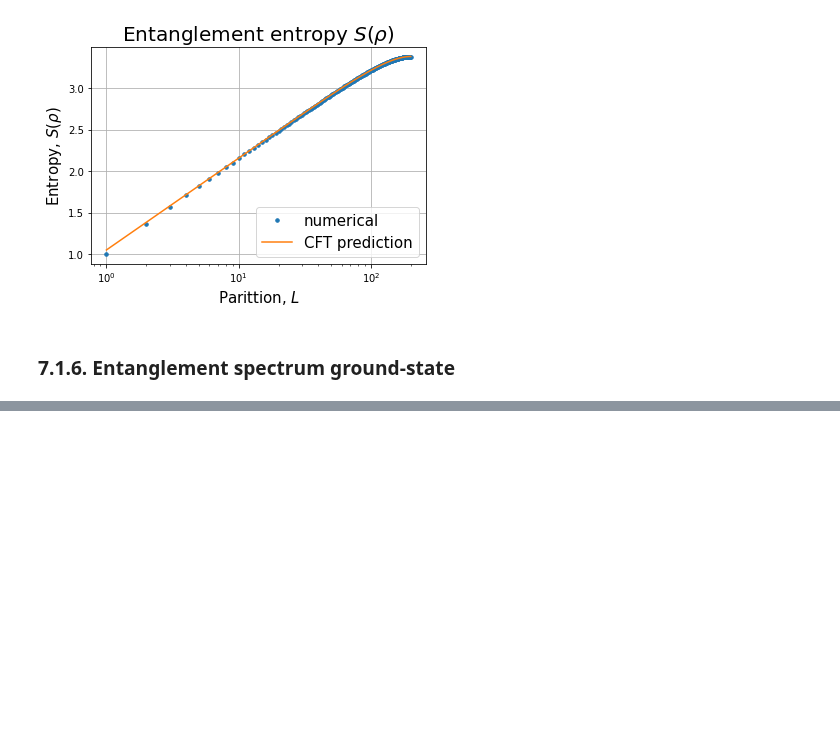
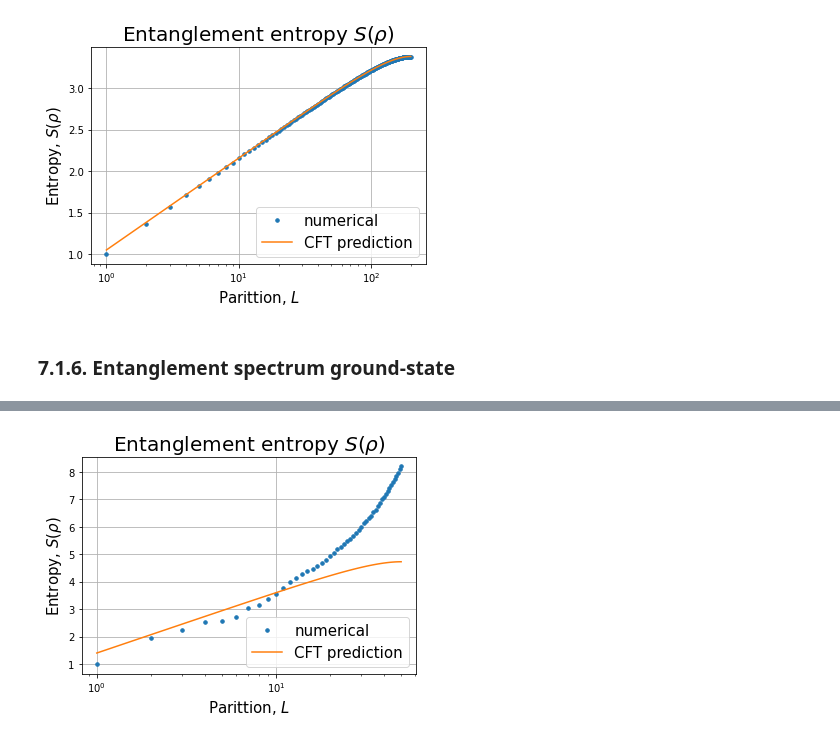
Before and after one commit to sofiagonga/many-body_entanglement_TN, a Jupyter notebook: TN_tutorial7.ipynb, the cells around one changed output, grey strips where cells are left out. Saved outputs shown, nothing was run; the diff lists cells and outputs as text; code cells hidden in the pictures; blank space fills up the shorter version.

```diff
--- a/TN_tutorial7.ipynb
+++ b/TN_tutorial7.ipynb
@@ -213,0 +272,19 @@ plt.show()
+# %%
+def ent_entropy_fermi(M):
+    p = np.shape(M)[0]
+    enter = True
+    entropy = np.zeros(p)
+    for n in range(p+1):
+        M_red = M[:n, :n]
+        u,v = eig(M_red)
+        for m in range(n):
+            x = u[m]
+            if abs(x) < 1:
+                #print("correct")
+                entropy[n-1] -= (1+x)/2*np.log2((1+x)/2) + (1-x)/2*np.log2((1-x)/2)
+            elif abs(x) > 1+1e-8 and enter:
+                print("warning: (absolute) single particle eigenvalue > 1")
+                enter = False
+    return entropy
+# %%
+entropy_numerical = ent_entropy_fermi(M_A)
@@ -213,0 +293,13 @@ plt.show()
+# %%
+cft_ent_entropy = [2/3*(np.log2(N/np.pi*np.sin(n*np.pi/N)))+1.4 for n in L_s] #c = 2
+plt.title(r"Entanglement entropy $S(\rho)$", fontsize = 20)
+plt.xscale('log')
+plt.grid()
+plt.ylabel(r"Entropy, $S(\rho)$", fontsize = 15)
+plt.xlabel(r"Parittion, $L$", fontsize = 15)
+plt.plot(L_s, entropy_numerical, '.', ms=7, label = 'numerical')
+plt.plot(L_s, cft_ent_entropy, label = 'CFT prediction')
+plt.legend(loc = 'lower right', fontsize = 15)
+plt.show()
+# %% [output]
+[figure, added]
```
Also changed, not shown: parts of 35 cells of this notebook, 1 other file.
